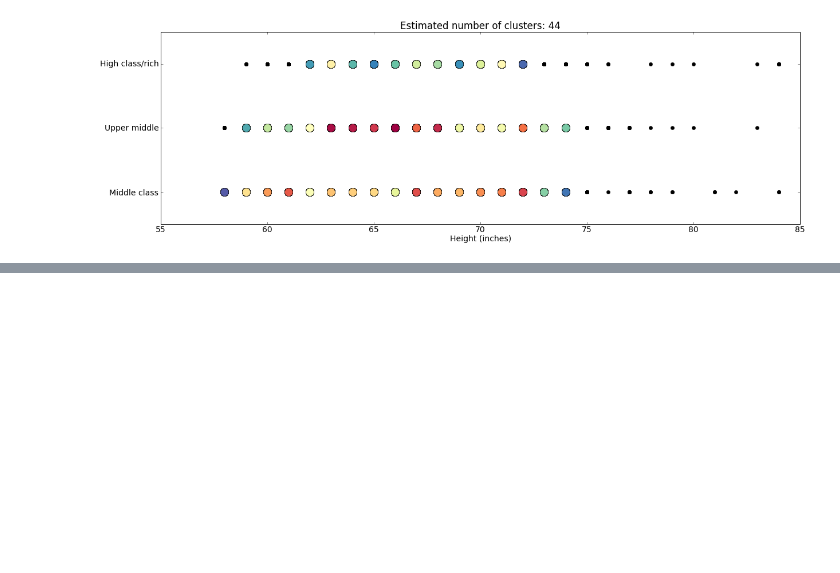
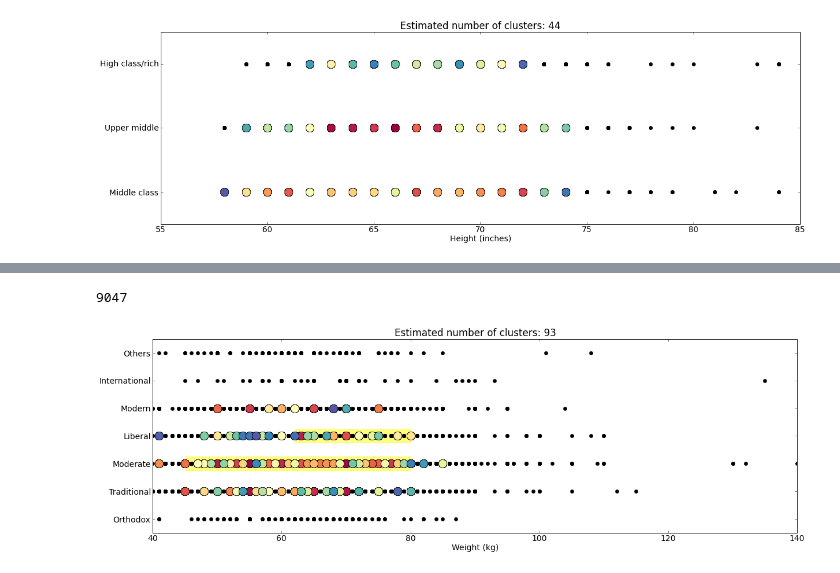
Before and after one commit to deadofied/ac299r, a Jupyter notebook: dbscan.ipynb, the cells around one changed output, grey strips where cells are left out. Cells and saved outputs as stored; diff of their text form; code cells hidden in the pictures; blank space fills up the shorter version.

```diff
--- a/dbscan.ipynb
+++ b/dbscan.ipynb
@@ -496,0 +573,48 @@ pl.show()
+# %%
+rows = np.random.choice(profilesD.index.values, 1000)
+sampled_df = profilesD.ix[rows]
+num = len(sampled_df)
+print num
+
+X, labels_true = make_blobs(n_samples=num, centers=centers, cluster_std=0.4, random_state=0)
+
+X[:,0] = sampled_df.kgs
+X[:,1] = sampled_df.values1
+# %% [output]
+9047
+# %%
+db = DBSCAN(eps=0.3, min_samples=25).fit(X)
+core_samples = db.core_sample_indices_
+labels = db.labels_
+
+# Number of clusters in labels, ignoring noise if present.
+n_clusters_ = len(set(labels)) - (1 if -1 in labels else 0)
+# %%
+unique_labels = set(labels)
+colors = pl.cm.Spectral(np.linspace(0, 1, len(unique_labels)))
+for k, col in zip(unique_labels, colors):
+    if k == -1:
+        # Black used for noise.
+        col = 'k'
+        markersize = 6
+    class_members = [index[0] for index in np.argwhere(labels == k)]
+    cluster_core_samples = [index for index in core_samples
+                            if labels[index] == k]
+    for index in class_members:
+        x = X[index]
+        if index in core_samples and k != -1:
+            markersize = 14
+        else:
+            markersize = 6
+        pl.plot(x[0], x[1], 'o', markerfacecolor=col,
+                markeredgecolor='k', markersize=markersize)
+
+pl.title('Estimated number of clusters: %d' % n_clusters_)
+pl.ylim(0.5, 7.5)
+pl.xlabel("Weight (kg)")
+pl.yticks([1,2,3,4,5,6,7], ["Orthodox", "Traditional", "Moderate", "Liberal", "Modern", "International", "Others"])
+pl.gca().add_patch(Rectangle((45,2.75),35,0.5, color='yellow', alpha=0.5))
+pl.gca().add_patch(Rectangle((62,3.75),18,0.5, color='yellow', alpha=0.5))
+pl.show()
+# %% [output]
+[figure, added]
```
Also changed, not shown: parts of 13 cells of this notebook.
